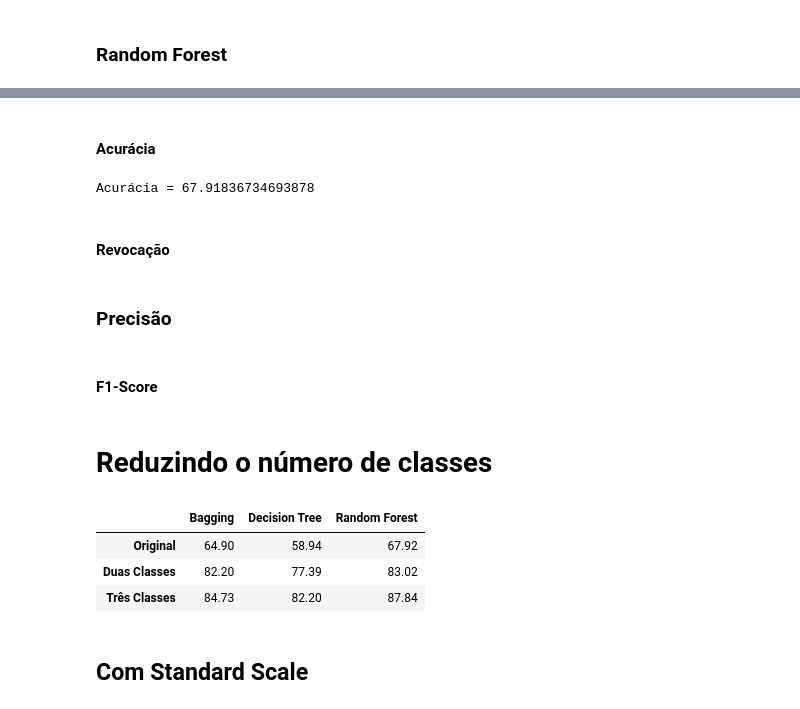
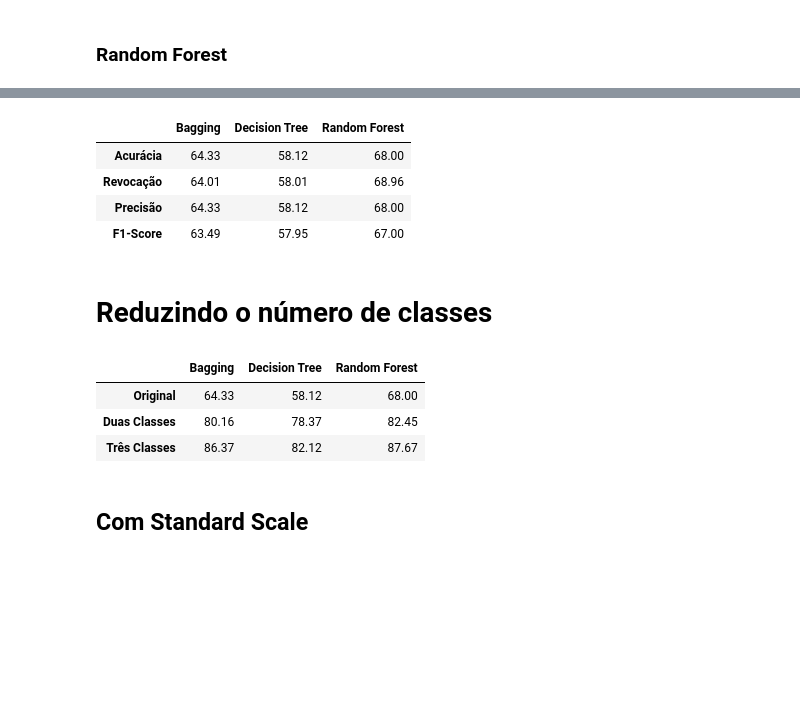
Before and after one commit to arturhbs/FSI-Random-Forest, a Jupyter notebook: Random Forest_reclass.ipynb, the cells around one changed output, grey strips where cells are left out. Cells and saved outputs as stored; diff of their text form; code cells hidden in the pictures; blank space fills up the shorter version.

```diff
--- a/Random Forest_reclass.ipynb
+++ b/Random Forest_reclass.ipynb
@@ -128,10 +129,6 @@ dtc_predict = dtc.predict(X_test)
 # %%
 from sklearn.ensemble import RandomForestClassifier
 
-rfc = RandomForestClassifier(n_estimators= 1000,
-                              max_features= 'auto',
-                              bootstrap = 'TRUE',
-                              oob_score = 'TRUE',
-                              n_jobs = -1)
+rfc = RandomForestClassifier()
 rfc.fit(X_train,y_train)
 rfc_predict = rfc.predict(X_test)
@@ -205,16 +179,32 @@ array([[  0,   0,   1,   1,   0,   0],
-# %% [markdown]
-#### Acurácia
-# %%
-rfc_acc_score = accuracy_score(y_test, rfc_predict)
-print('Acurácia =',rfc_acc_score*100)
-# %% [output]
-Acurácia = 67.91836734693878
-# %% [markdown]
-#### Revocação
-# %% [markdown]
-### Precisão
-# %% [markdown]
-#### F1-Score
+# %%
+br = accuracy_score(y_test, bc_predict) * 100
+br2 = precision_score(y_test, bc_predict, average = "weighted", zero_division = 1) * 100
+br3 = recall_score(y_test, bc_predict, average = "weighted", zero_division = 1) * 100
+br4 = f1_score(y_test, bc_predict, average = "weighted", zero_division = 1) * 100
+
+dtr = accuracy_score(y_test, dtc_predict) * 100
+dtr2 = precision_score(y_test, dtc_predict, average = "weighted", zero_division = 1) * 100
+dtr3 = recall_score(y_test, dtc_predict, average = "weighted", zero_division = 1) * 100
+dtr4 = f1_score(y_test, dtc_predict, average = "weighted", zero_division = 1) * 100
+
+rfr = accuracy_score(y_test, rfc_predict) * 100
+rfr2 = precision_score(y_test, rfc_predict, average = "weighted", zero_division = 1) * 100
+rfr3 = recall_score(y_test, rfc_predict, average = "weighted", zero_division = 1) * 100
+rfr4 = f1_score(y_test, rfc_predict, average = "weighted", zero_division = 1) * 100
+
+datavis = {'Bagging': [br,br2,br3,br4], 'Decision Tree':[dtr,dtr2,dtr3,dtr4], 'Random Forest': [rfr,rfr2,rfr3,rfr4]}
+
+dataprint = pd.DataFrame(data = datavis)
+pd.set_option("display.precision", 2)
+dataprint.rename(index={0:'Acurácia', 1: 'Revocação', 2: 'Precisão', 3: 'F1-Score'}, inplace= True)
+
+dataprint
+# %% [output]
+|  | Bagging | Decision Tree | Random Forest |
+| Acurácia | 64.33 | 58.12 | 68.00 |
+| Revocação | 64.01 | 58.01 | 68.96 |
+| Precisão | 64.33 | 58.12 | 68.00 |
+| F1-Score | 63.49 | 57.95 | 67.00 |
 # %% [markdown]
 # Reduzindo o número de classes
 # %%
@@ -284,9 +274,9 @@ dataprint.rename(index={0:'Original', 1: 'Duas Classes', 2: 'Três Classes'}, in
 dataprint
 # %% [output]
 |  | Bagging | Decision Tree | Random Forest |
-| Original | 64.90 | 58.94 | 67.92 |
-| Duas Classes | 82.20 | 77.39 | 83.02 |
-| Três Classes | 84.73 | 82.20 | 87.84 |
+| Original | 64.33 | 58.12 | 68.00 |
+| Duas Classes | 80.16 | 78.37 | 82.45 |
+| Três Classes | 86.37 | 82.12 | 87.67 |
 # %% [markdown]
 ## Com Standard Scale
 # %%
```
Also changed, not shown: parts of 10 cells of this notebook, 1 other file.
